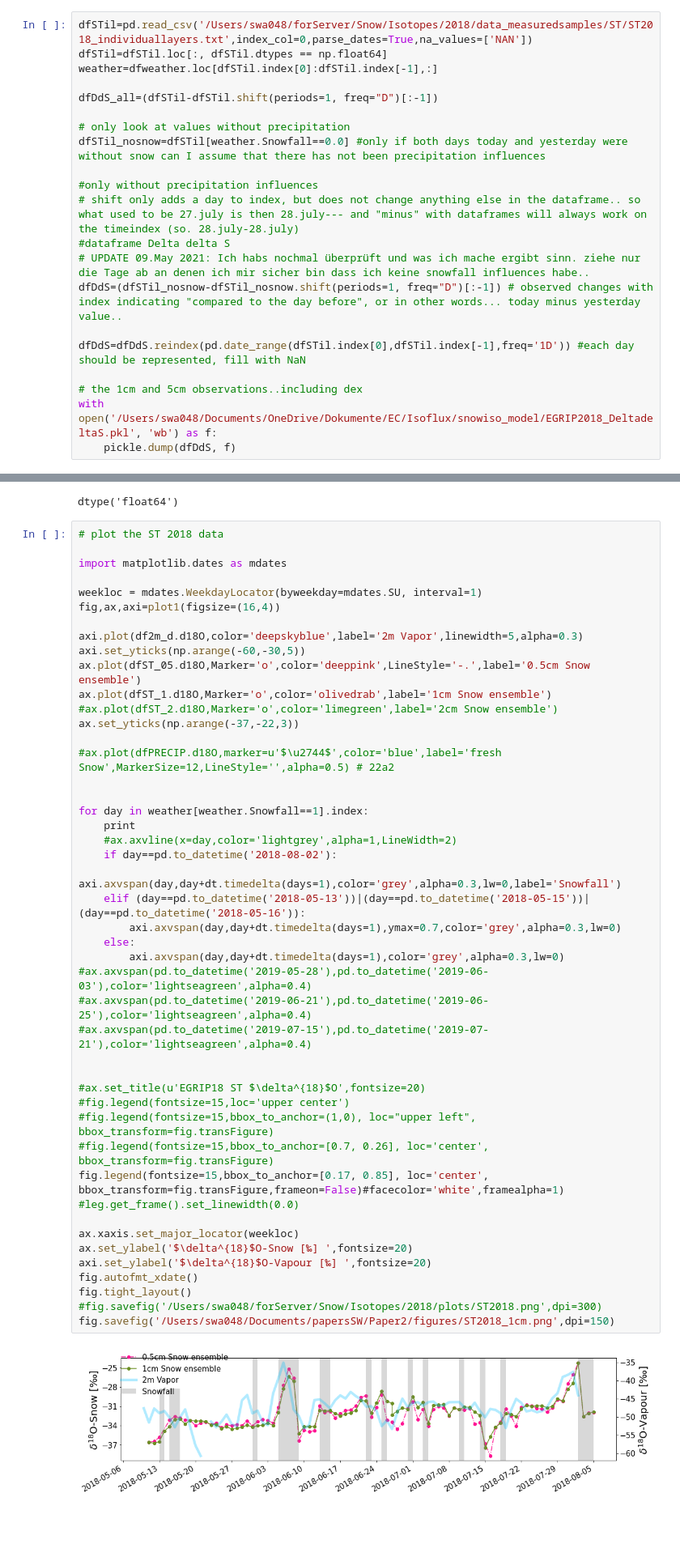
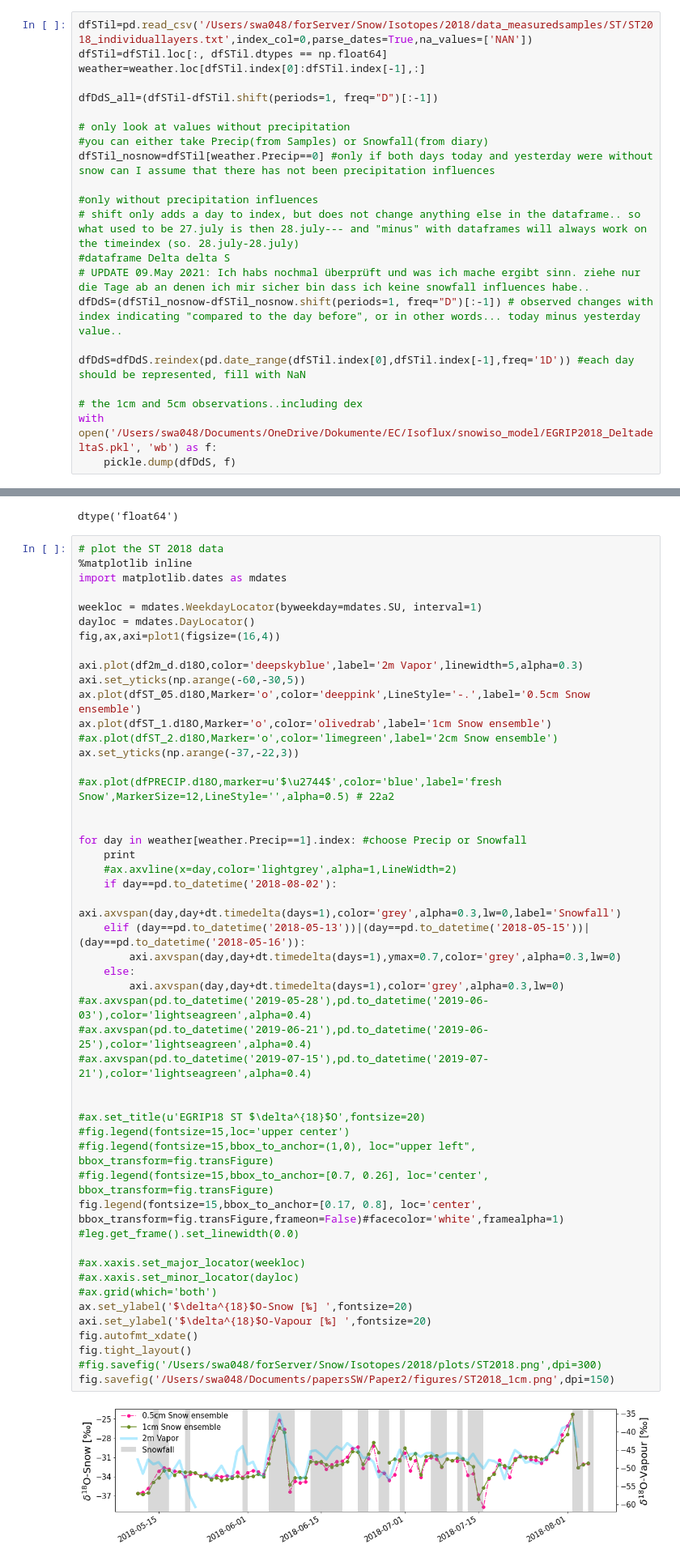
Before and after one commit to Wahly112/GitEGRIP2018, a Jupyter notebook: ST2018.ipynb, the cells around one changed output, grey strips where cells are left out. Shown at 81% size. Drawn from its saved outputs; the diff is of its cells as text; blank space fills up the shorter version.

```diff
--- a/ST2018.ipynb
+++ b/ST2018.ipynb
@@ -104,12 +157,13 @@ fig.autofmt_xdate()
 # %%
 dfSTil=pd.read_csv('/Users/swa048/forServer/Snow/Isotopes/2018/data_measuredsamples/ST/ST2018_individuallayers.txt',index_col=0,parse_dates=True,na_values=['NAN'])
 dfSTil=dfSTil.loc[:, dfSTil.dtypes == np.float64]
-weather=dfweather.loc[dfSTil.index[0]:dfSTil.index[-1],:]
+weather=weather.loc[dfSTil.index[0]:dfSTil.index[-1],:]
 
 dfDdS_all=(dfSTil-dfSTil.shift(periods=1, freq="D")[:-1])
 
 # only look at values without precipitation
-dfSTil_nosnow=dfSTil[weather.Snowfall==0.0] #only if both days today and yesterday were without snow can I assume that there has not been precipitation influences
+#you can either take Precip(from Samples) or Snowfall(from diary)
+dfSTil_nosnow=dfSTil[weather.Precip==0] #only if both days today and yesterday were without snow can I assume that there has not been precipitation influences
 
 #only without precipitation influences
 # shift only adds a day to index, but does not change anything else in the dataframe.. so what used to be 27.july is then 28.july--- and "minus" with dataframes will always work on the timeindex (so. 28.july-28.july)
@@ -127,10 +193,11 @@ with open('/Users/swa048/Documents/OneDrive/Dokumente/EC/Isoflux/snowiso_model/E
 dtype('float64')
 # %%
 # plot the ST 2018 data
-
+%matplotlib inline
 import matplotlib.dates as mdates
 
 weekloc = mdates.WeekdayLocator(byweekday=mdates.SU, interval=1)
+dayloc = mdates.DayLocator()
 fig,ax,axi=plot1(figsize=(16,4))
 
 axi.plot(df2m_d.d18O,color='deepskyblue',label='2m Vapor',linewidth=5,alpha=0.3)
@@ -142,37 +209,39 @@ ax.set_yticks(np.arange(-37,-22,3))
 
 #ax.plot(dfPRECIP.d18O,marker=u'$\u2744$',color='blue',label='fresh Snow',MarkerSize=12,LineStyle='',alpha=0.5) # 22a2
 
 
-for day in weather[weather.Snowfall==1].index:
+for day in weather[weather.Precip==1].index: #choose Precip or Snowfall
     print
     #ax.axvline(x=day,color='lightgrey',alpha=1,LineWidth=2)
     if day==pd.to_datetime('2018-08-02'):
         axi.axvspan(day,day+dt.timedelta(days=1),color='grey',alpha=0.3,lw=0,label='Snowfall')
     elif (day==pd.to_datetime('2018-05-13'))|(day==pd.to_datetime('2018-05-15'))|(day==pd.to_datetime('2018-05-16')):
         axi.axvspan(day,day+dt.timedelta(days=1),ymax=0.7,color='grey',alpha=0.3,lw=0)
     else:
         axi.axvspan(day,day+dt.timedelta(days=1),color='grey',alpha=0.3,lw=0)
 #ax.axvspan(pd.to_datetime('2019-05-28'),pd.to_datetime('2019-06-03'),color='lightseagreen',alpha=0.4)
 #ax.axvspan(pd.to_datetime('2019-06-21'),pd.to_datetime('2019-06-25'),color='lightseagreen',alpha=0.4)
 #ax.axvspan(pd.to_datetime('2019-07-15'),pd.to_datetime('2019-07-21'),color='lightseagreen',alpha=0.4)
 
 
 #ax.set_title(u'EGRIP18 ST $\delta^{18}$O',fontsize=20)
 #fig.legend(fontsize=15,loc='upper center')
 #fig.legend(fontsize=15,bbox_to_anchor=(1,0), loc="upper left",  bbox_transform=fig.transFigure)
 #fig.legend(fontsize=15,bbox_to_anchor=[0.7, 0.26], loc='center',  bbox_transform=fig.transFigure)
-fig.legend(fontsize=15,bbox_to_anchor=[0.17, 0.85], loc='center',  bbox_transform=fig.transFigure,frameon=False)#facecolor='white',framealpha=1)
+fig.legend(fontsize=15,bbox_to_anchor=[0.17, 0.8], loc='center',  bbox_transform=fig.transFigure,frameon=False)#facecolor='white',framealpha=1)
 #leg.get_frame().set_linewidth(0.0)
 
-ax.xaxis.set_major_locator(weekloc)
+#ax.xaxis.set_major_locator(weekloc)
+#ax.xaxis.set_minor_locator(dayloc)
+#ax.grid(which='both')
 ax.set_ylabel('$\delta^{18}$O-Snow [‰] ',fontsize=20)
 axi.set_ylabel('$\delta^{18}$O-Vapour [‰] ',fontsize=20)
 fig.autofmt_xdate()
 fig.tight_layout()
 #fig.savefig('/Users/swa048/forServer/Snow/Isotopes/2018/plots/ST2018.png',dpi=300)
 fig.savefig('/Users/swa048/Documents/papersSW/Paper2/figures/ST2018_1cm.png',dpi=150)
 # %% [output]
-[figure, old version]
+[figure, new version]
 # %%
 ,+
 day
```
Also changed, not shown: parts of 7 cells of this notebook, 5 other files.
